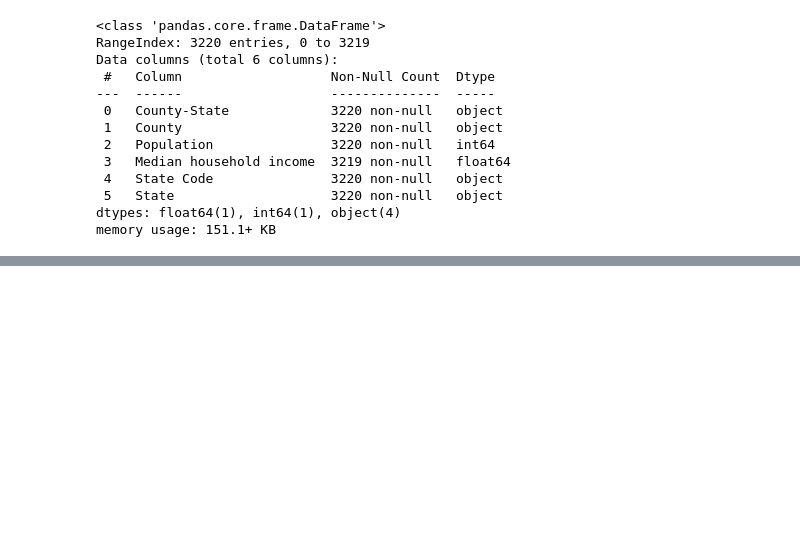
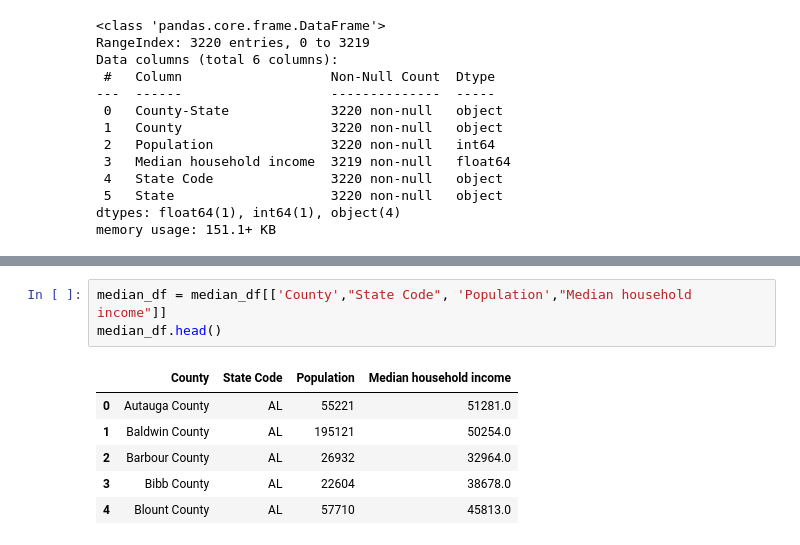
Before and after one commit to zpoeschl/ETL-Project, a Jupyter notebook: ETL.ipynb, the cells around one changed output, grey strips where cells are left out. Saved outputs shown, nothing was run; the diff lists cells and outputs as text; blank space fills up the shorter version.

```diff
--- a/ETL.ipynb
+++ b/ETL.ipynb
@@ -154,0 +178,10 @@ memory usage: 224.8+ KB
+# %%
+median_df = median_df[['County',"State Code", 'Population',"Median household income"]]
+median_df.head()
+# %% [output]
+|  | County | State Code | Population | Median household income |
+| 0 | Autauga County | AL | 55221 | 51281.0 |
+| 1 | Baldwin County | AL | 195121 | 50254.0 |
+| 2 | Barbour County | AL | 26932 | 32964.0 |
+| 3 | Bibb County | AL | 22604 | 38678.0 |
+| 4 | Blount County | AL | 57710 | 45813.0 |
```
Also changed, not shown: parts of 20 cells of this notebook.
